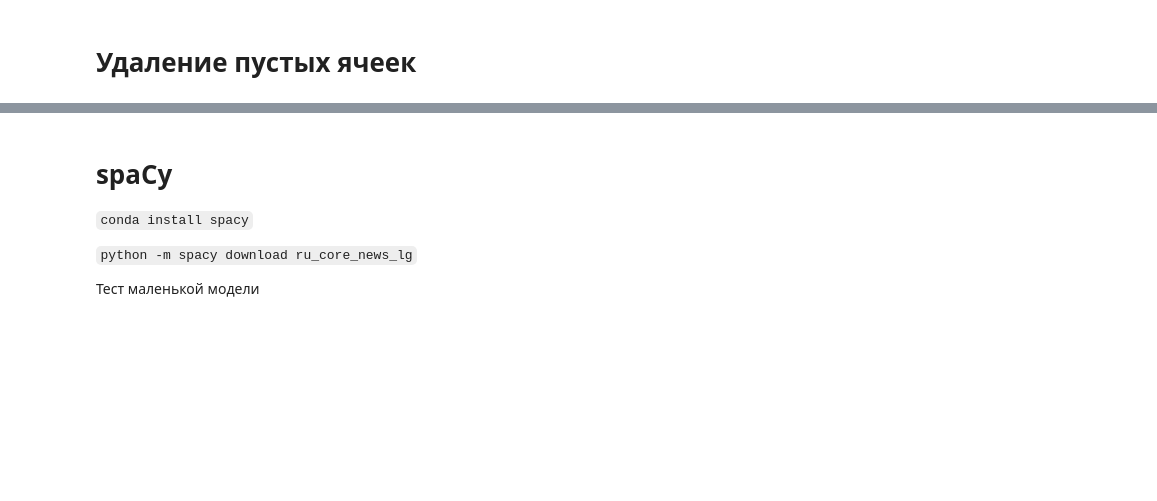
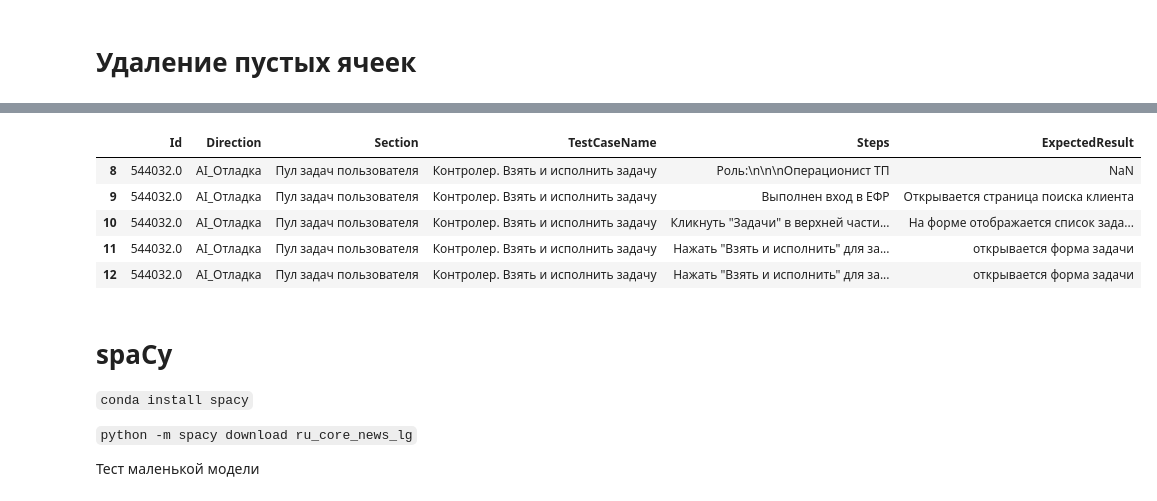
Before and after one commit to paulrainy/EmbeddingTest, a Jupyter notebook: spacy_test.ipynb, the cells around one changed output, grey strips where cells are left out. Cells and saved outputs as stored; diff of their text form; code cells hidden in the pictures; blank space fills up the shorter version.

```diff
--- a/spacy_test.ipynb
+++ b/spacy_test.ipynb
@@ -180,3 +118,12 @@ edited_output_array[0]
+# %%
+edited_output_array[1]
+# %% [output]
+|  | Id | Direction | Section | TestCaseName | Steps | ExpectedResult |
+| 8 | 544032.0 | AI_Отладка | Пул задач пользователя | Контролер. Взять и исполнить задачу | Роль:\n\n\nОперационист ТП | NaN |
+| 9 | 544032.0 | AI_Отладка | Пул задач пользователя | Контролер. Взять и исполнить задачу | Выполнен вход в ЕФР | Открывается страница поиска клиента |
+| 10 | 544032.0 | AI_Отладка | Пул задач пользователя | Контролер. Взять и исполнить задачу | Кликнуть "Задачи" в верхней части... | На форме отображается список зада... |
+| 11 | 544032.0 | AI_Отладка | Пул задач пользователя | Контролер. Взять и исполнить задачу | Нажать "Взять и исполнить" для за... | открывается форма задачи |
+| 12 | 544032.0 | AI_Отладка | Пул задач пользователя | Контролер. Взять и исполнить задачу | Нажать "Взять и исполнить" для за... | открывается форма задачи |
 # %% [markdown]
 # spaCy
 
```
Also changed, not shown: parts of 9 cells of this notebook, 19 other files.
